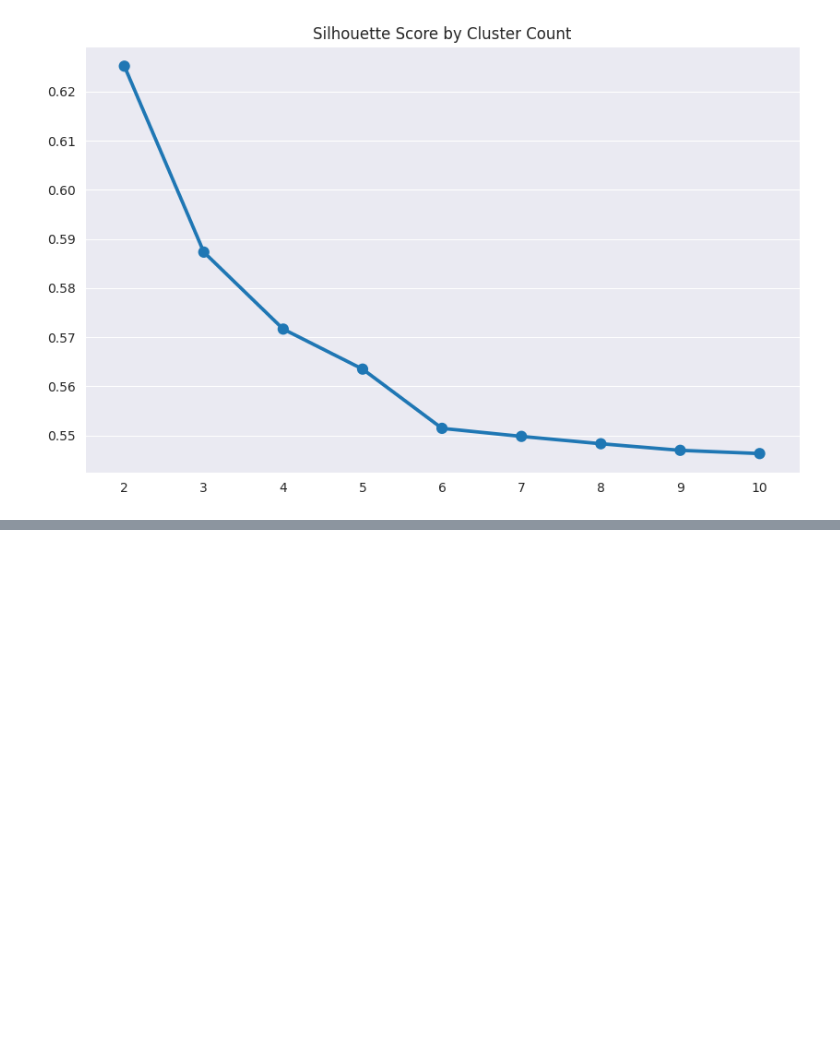
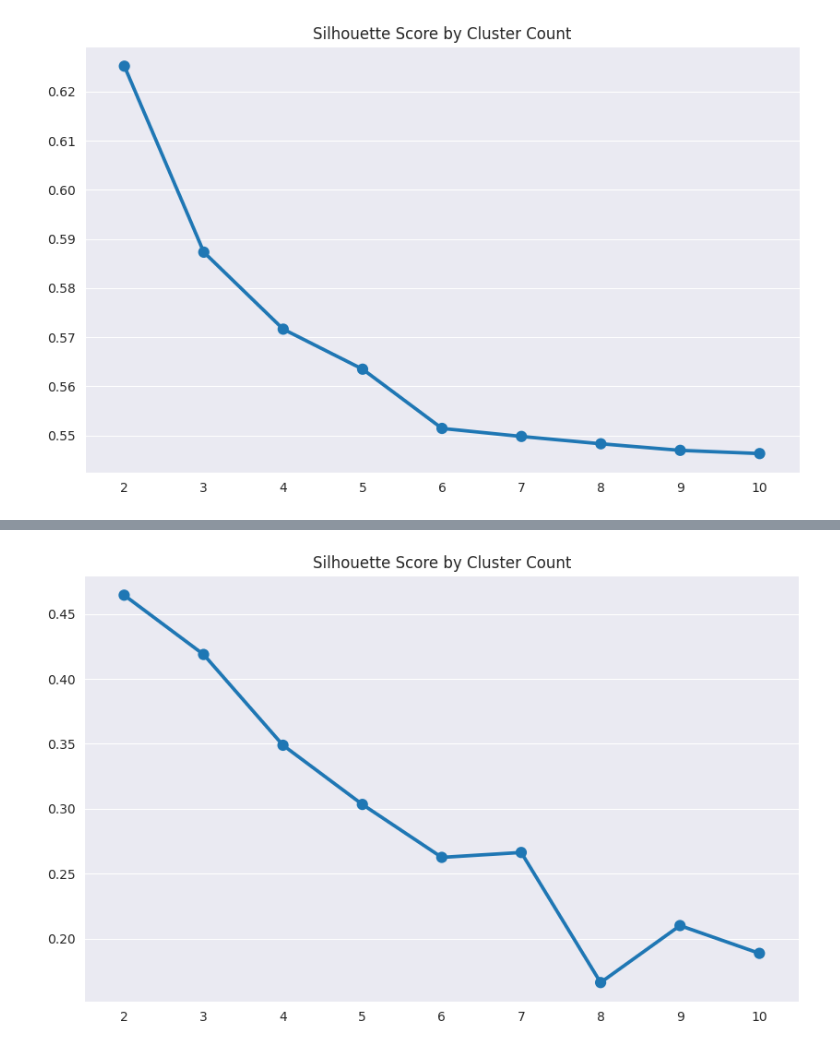
Before and after one commit to VavRe/data-mining-ut, a Jupyter notebook: CA3/Q1_KMeans_Insurace.ipynb, the cells around one changed output, grey strips where cells are left out. Cells and saved outputs as stored; diff of their text form; code cells hidden in the pictures; blank space fills up the shorter version.

```diff
--- a/CA3/Q1_KMeans_Insurace.ipynb
+++ b/CA3/Q1_KMeans_Insurace.ipynb
@@ -253,0 +305,25 @@ plt.show()
+# %%
+# Do Clustering using only float columns
+from sklearn.cluster import KMeans
+from sklearn.metrics import silhouette_score
+import pandas as pd
+
+# Load data into a Pandas DataFrame
+silhouette_scores_by_k = {}
+# Define range of cluster counts to try
+cluster_counts = range(2, 11)
+
+# Iterate over cluster counts and perform clustering
+for n_clusters in cluster_counts:
+    # Initialize KMeans model with n_clusters
+    kmeans = KMeans(n_clusters=n_clusters, random_state=76)
+
+    # Fit KMeans model to data
+    kmeans.fit(df_subset_with_float_cols)
+
+    # Get cluster labels and silhouette score
+    labels = kmeans.labels_
+    score = silhouette_score(df_subset_with_float_cols, labels)
+    silhouette_scores_by_k[n_clusters] = score
+    # Print results
+    print(f"Cluster count: {n_clusters}, Silhouette score: {score}")
@@ -253,0 +340,15 @@ plt.show()
+# %%
+# Plot silhouette scores by cluster count using seaborn
+import seaborn as sns
+import matplotlib.pyplot as plt
+
+sns.set_style("darkgrid")
+plt.figure(figsize=(10, 6))
+sns.pointplot(x=list(silhouette_scores_by_k.keys()),
+
+y=list(silhouette_scores_by_k.values()))
+
+plt.title("Silhouette Score by Cluster Count")
+plt.show()
+# %% [output]
+[figure, added]
```
Also changed, not shown: parts of 13 cells of this notebook.
